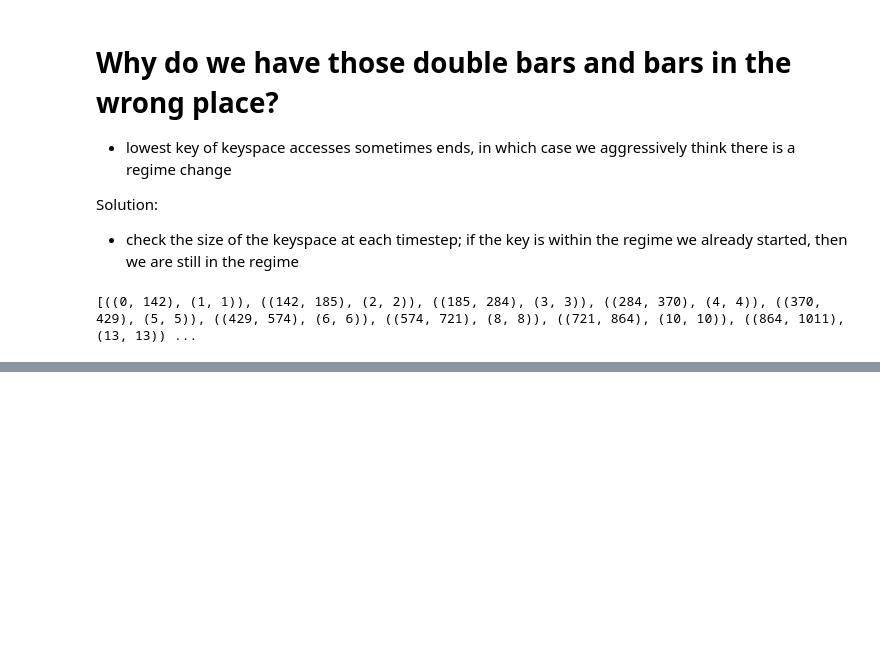
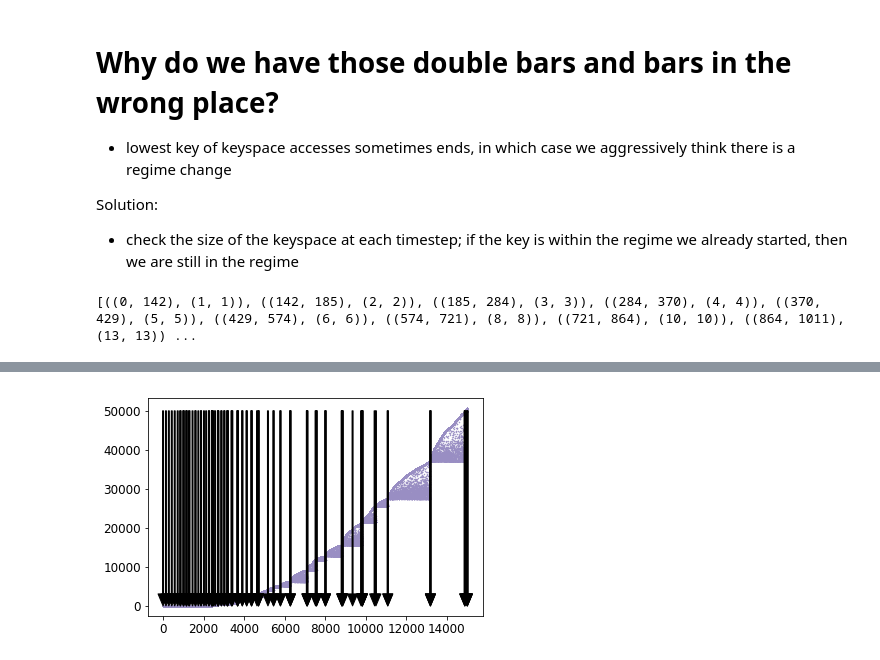
Before and after one commit to michaelsevilla/parsplice-ml-popper, a Jupyter notebook: experiments/keyspace-locality/viz/viz-regimes.ipynb, the cells around one changed output, grey strips where cells are left out. Cells and saved outputs as stored; diff of their text form; code cells hidden in the pictures; blank space fills up the shorter version.

```diff
--- a/experiments/keyspace-locality/viz/viz-regimes.ipynb
+++ b/experiments/keyspace-locality/viz/viz-regimes.ipynb
@@ -214,0 +257,13 @@ Wall time: 1.26 s
+# %%
+xlim=()
+#ylim=()
+
+fig, ax = plt.subplots(1, 1)
+x = df['shift'].astype(int)
+y = df['id'].astype(int)
+ax.scatter(x, y, s=0.1, color='#998ec3')
+x = [0, 143, 285, 430, 575, 722, 847, 865, 1007, 1012, 1013, 1151, 1158, 1159, 1274, 1306, 1454, 1598, 1599, 1742, 1872, 1873, 2017, 2126, 2264, 2265, 2410, 2411, 2412, 2414, 2421, 2423, 2493, 2570, 2713, 2718, 2719, 2721, 2877, 2878, 3022, 3023, 3161, 3185, 3187, 3188, 3384, 3385, 3418, 3671, 3674, 3680, 3687, 3908, 3909, 4124, 4125, 4364, 4365, 4366, 4633, 4706, 4707, 4708, 5173, 5449, 5450, 5788, 5790, 6274, 6278, 6282, 7090, 7107, 7112, 7113, 7522, 7563, 7568, 7569, 8005, 8009, 8015, 8817, 8818, 8819, 8847, 8863, 9346, 9766, 9822, 9823, 9826, 9828, 9829, 10433, 10498, 11082, 11083, 13180, 13187, 13189, 14877, 14884, 14885, 14996, 15003, 15006, 15008]#ax.scatter(x, np.ones(len(x)))
+for r in x:
+    ax.annotate("", xy=(r, 0), xytext=(r, 50000), arrowprops=props, ha="center")
+# %% [output]
+[figure, added]
```
Also changed, not shown: parts of 4 cells of this notebook, 14 other files.
